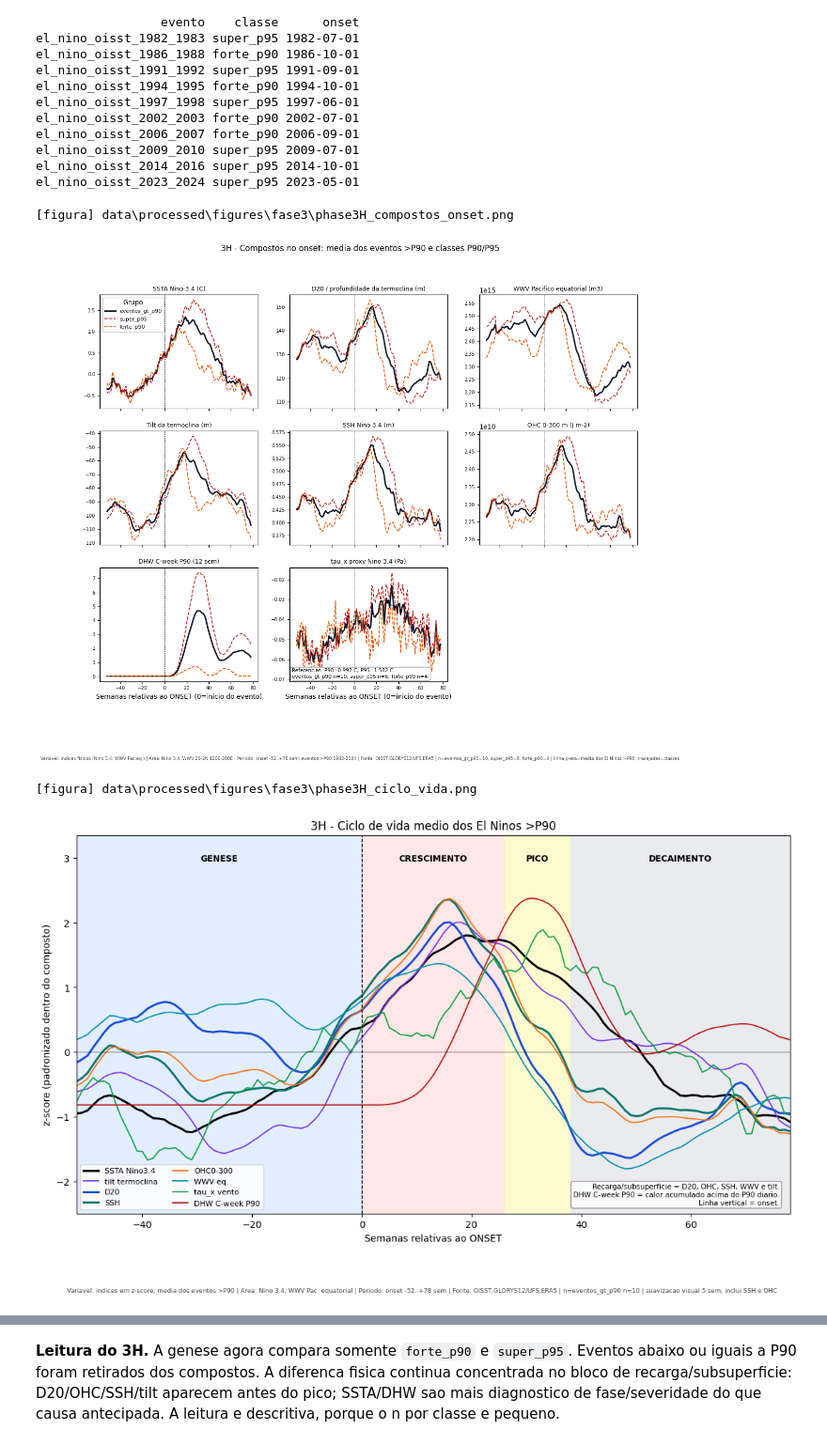
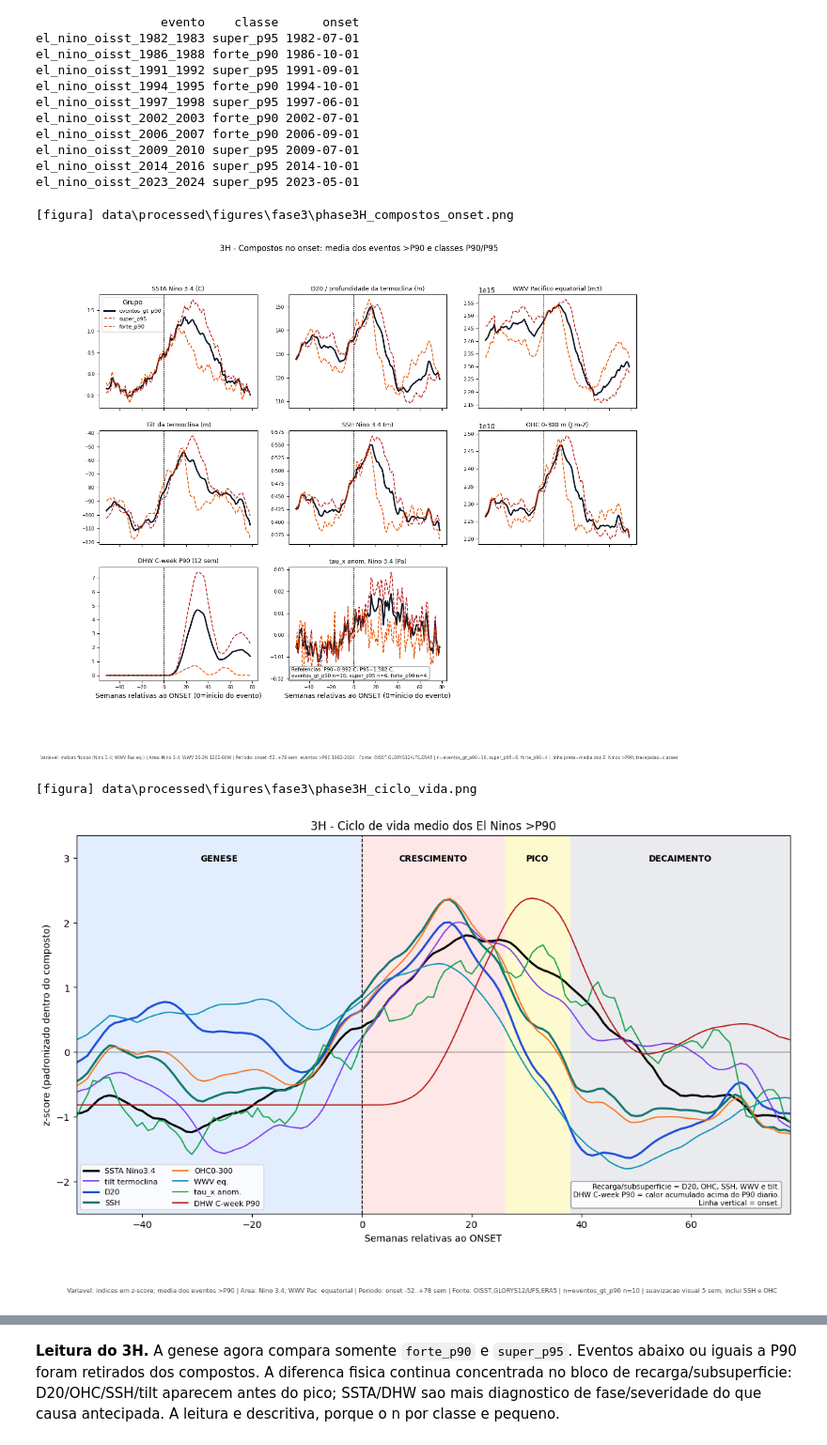
Before and after one commit to thiago-vilar/Nino26, a Jupyter notebook: notebooks/fase3/3H_genese_precursores_classe.ipynb, the cells around one changed output, grey strips where cells are left out. Shown at 94% size. Drawn from its saved outputs; the diff is of its cells as text; code cells hidden in the pictures.

```diff
--- a/notebooks/fase3/3H_genese_precursores_classe.ipynb
+++ b/notebooks/fase3/3H_genese_precursores_classe.ipynb
@@ -40,7 +40,7 @@ el_nino_oisst_2009_2010 super_p95 2009-07-01
 el_nino_oisst_2014_2016 super_p95 2014-10-01
 el_nino_oisst_2023_2024 super_p95 2023-05-01
 # %%
-VARS=['nino34_ssta','d20_m','wwv','tilt_m','ssh_m','ohc_0_300','dhw_cweek_p90','tau_x_proxy_nino34_pa']; LAGS=list(range(-52,79))
+VARS=['nino34_ssta','d20_m','wwv','tilt_m','ssh_m','ohc_0_300','dhw_cweek_p90','tau_x_anom_nino34_pa']; LAGS=list(range(-52,79))
 def onset_al(s,o):
     i=s.index.get_indexer([o],method='nearest')[0]; seg=s.iloc[max(0,i-52):i+79]
     rel=((seg.index-s.index[i]).days/7).round().astype(int); return pd.Series(seg.values,index=rel).reindex(LAGS)
@@ -63,33 +63,33 @@ for ax in axes.flat[len(VARS):]: ax.axis('off')
 counts=ev['classe_p90_p95'].value_counts().to_dict()
 fig.suptitle('3H - Compostos no onset: media dos eventos >P90 e classes P90/P95')
 u.add_note(axes.flat[-2],'Referencias: P90=%.3f C; P95=%.3f C.\neventos_gt_p90 n=%d; super_p95 n=%d; forte_p90 n=%d.'%(ev['limiar_p90_c'].iloc[0],ev['limiar_p95_c'].iloc[0],len(ev),counts.get('super_p95',0),counts.get('forte_p90',0)),loc='lower left')
-u.stamp_caption(fig,variavel='indices fisicos (Nino 3.4; WWV Pac.eq.)',area='Nino 3.4; WWV 2S-2N 120E-280E',periodo='onset -52..+78 sem; eventos >P90 1982-2024',fonte='OISST,GLORYS12/UFS,ERA5',n=f"eventos_gt_p90={len(ev)}, super_p95={counts.get('super_p95',0)}, forte_p90={counts.get('forte_p90',0)}",extra='linha preta=media dos El Ninos >P90; tracejadas=classes')
+u.stamp_caption(fig,variavel='indices fisicos (Nino 3.4; WWV Pac.eq.)',area='Nino 3.4; WWV 2S-2N 120E-80W',periodo='onset -52..+78 sem; eventos >P90 1982-2024',fonte='OISST,GLORYS12/UFS,ERA5',n=f"eventos_gt_p90={len(ev)}, super_p95={counts.get('super_p95',0)}, forte_p90={counts.get('forte_p90',0)}",extra='linha preta=media dos El Ninos >P90; tracejadas=classes')
 u.save_fig(fig,'phase3H_compostos_onset.png'); plt.show()
 # %% [output]
 [figura] data\processed\figures\fase3\phase3H_compostos_onset.png
-[figure, old version]
+[figure, new version]
 # %%
 # storyline z-score da media dos El Ninos >P90
-zc=['nino34_ssta','tilt_m','d20_m','ssh_m','ohc_0_300','wwv','tau_x_proxy_nino34_pa','dhw_cweek_p90']
+zc=['nino34_ssta','tilt_m','d20_m','ssh_m','ohc_0_300','wwv','tau_x_anom_nino34_pa','dhw_cweek_p90']
 classe_story='eventos_gt_p90'
 z=((comps[classe_story][zc]-comps[classe_story][zc].mean())/comps[classe_story][zc].std()).rolling(5,center=True,min_periods=1).mean()
 fases=[(-52,0,'#dbeafe','GENESE'),(0,26,'#fee2e2','CRESCIMENTO'),(26,38,'#fef9c3','PICO'),(38,78,'#e5e7eb','DECAIMENTO')]
-cores_l={'nino34_ssta':('#000','SSTA Nino3.4'),'tilt_m':('#7c3aed','tilt termoclina'),'d20_m':('#1d4ed8','D20'),'ssh_m':('#0f766e','SSH'),'ohc_0_300':('#f97316','OHC0-300'),'wwv':('#0891b2','WWV eq.'),'tau_x_proxy_nino34_pa':('#16a34a','tau_x vento'),'dhw_cweek_p90':('#b91c1c','DHW C-week P90')}
+cores_l={'nino34_ssta':('#000','SSTA Nino3.4'),'tilt_m':('#7c3aed','tilt termoclina'),'d20_m':('#1d4ed8','D20'),'ssh_m':('#0f766e','SSH'),'ohc_0_300':('#f97316','OHC0-300'),'wwv':('#0891b2','WWV eq.'),'tau_x_anom_nino34_pa':('#16a34a','tau_x anom.'),'dhw_cweek_p90':('#b91c1c','DHW C-week P90')}
 fig,ax=plt.subplots(figsize=(13.5,7.2))
 for x0,x1,c,r in fases:
     ax.axvspan(x0,x1,color=c,alpha=.8,lw=0)
     ax.text((x0+x1)/2,2.95,r,ha='center',fontsize=9,weight='bold')
 for v,(c,l) in cores_l.items():
     ax.plot(z.index,z[v],color=c,lw=2.2 if v in('nino34_ssta','ssh_m','d20_m') else 1.35,label=l)
 ax.axvline(0,color='k',ls='--',lw=1); ax.axhline(0,color='k',lw=.4); ax.set_xlim(-52,78); ax.set_ylim(-2.5,3.35)
 ax.set_xlabel('Semanas relativas ao ONSET'); ax.set_ylabel('z-score (padronizado dentro do composto)'); ax.legend(loc='lower left',fontsize=8,ncol=2)
 ax.set_title('3H - Ciclo de vida medio dos El Ninos >P90')
 u.add_note(ax,'Recarga/subsuperficie = D20, OHC, SSH, WWV e tilt.\nDHW C-week P90 = calor acumulado acima do P90 diario.\nLinha vertical = onset.',loc='lower right')
 u.stamp_caption(fig,variavel='indices em z-score; media dos eventos >P90',area='Nino 3.4; WWV Pac. equatorial',periodo='onset -52..+78 sem',fonte='OISST,GLORYS12/UFS,ERA5',n=f"eventos_gt_p90 n={len(ev)}",extra='suavizacao visual 5 sem; inclui SSH e OHC')
 u.save_fig(fig,'phase3H_ciclo_vida.png'); plt.show()
 # %% [output]
 [figura] data\processed\figures\fase3\phase3H_ciclo_vida.png
-[figure, old version]
+[figure, new version]
 # %%
 from scipy.stats import spearmanr
 marcos=[-26,-13,0]; rows=[]
```
Also changed, not shown: parts of 1 cell of this notebook, 15 other files.
